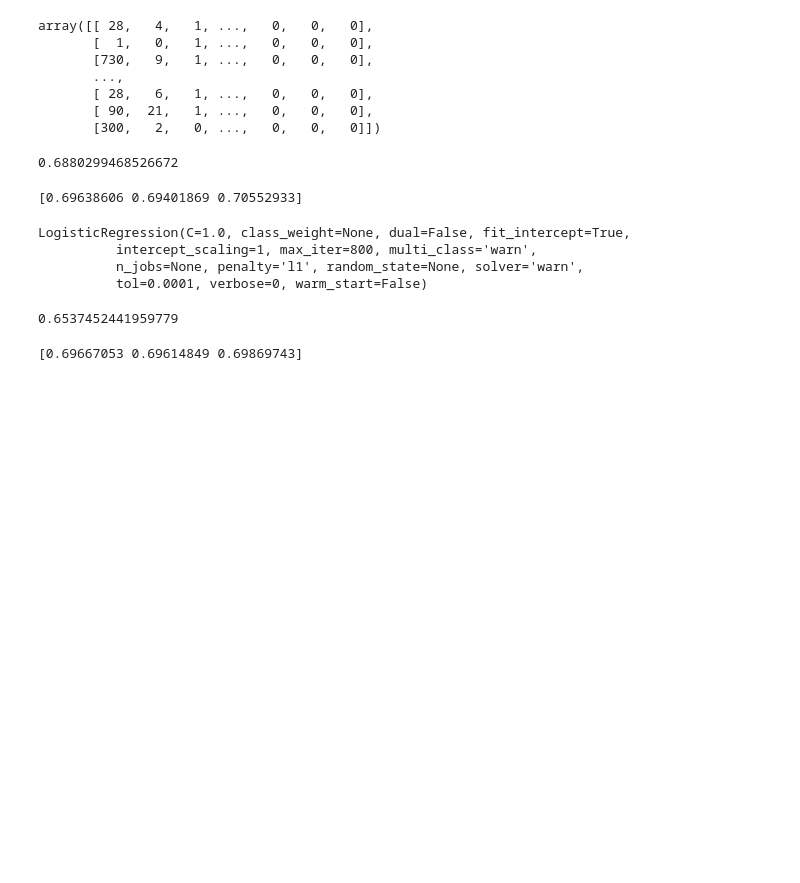
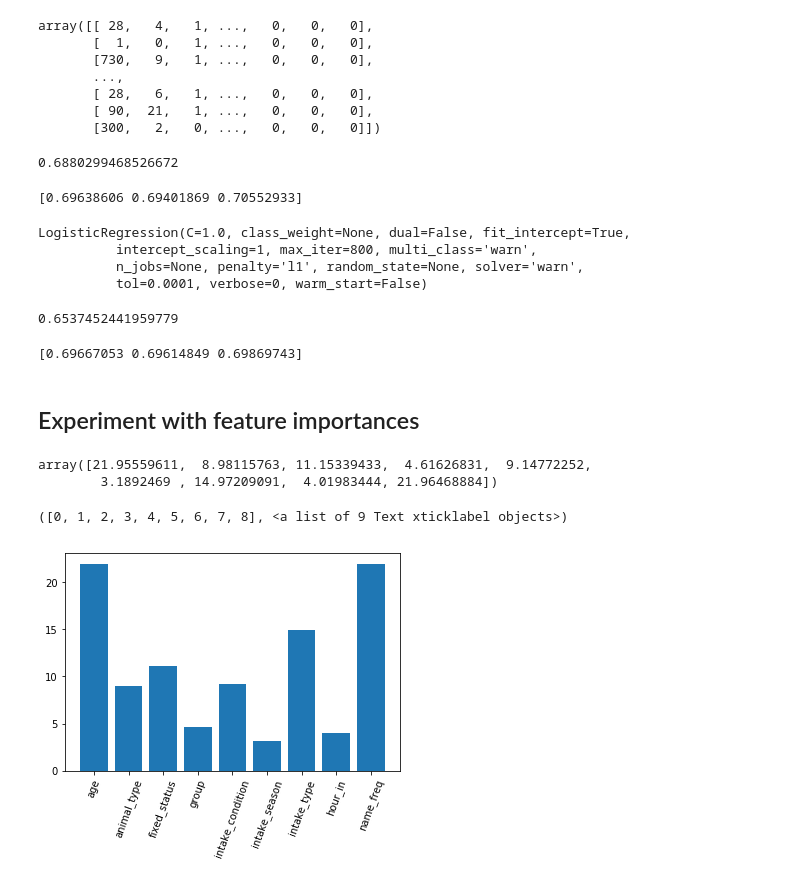
Before and after one commit to luketibbott/kojak, a Jupyter notebook: Catboost.ipynb, the cells around one changed output. Drawn from its saved outputs; the diff is of its cells as text; code cells hidden in the pictures; blank space fills up the shorter version.

```diff
--- a/Catboost.ipynb
+++ b/Catboost.ipynb
@@ -319,8 +313,7 @@ X_train_val.head()
 # %%
-cat_boost_reduce = CatBoostClassifier(cat_features = [1, 2, 3, 4, 5, 6], depth=8, learning_rate = .023,
-                                    n_estimators=800, one_hot_max_size=24, od_type = 'IncToDec',
-                                      od_pval=1e-5, l2_leaf_reg=1, eval_metric='AUC',
-                                     class_weights = [1, 1.887])
+cat_boost_reduce = CatBoostClassifier(cat_features = [1, 2, 3, 4, 5, 6, 7], depth=10, learning_rate = .01,
+                                    n_estimators=1600, one_hot_max_size=24, od_type = 'IncToDec',
+                                      od_pval=1e-5, l2_leaf_reg=.01, eval_metric='AUC', model_size_reg=.01)
 
 cat_boost_reduce.fit(X_train_val, y_train_val, use_best_model=True, eval_set = (X_test_val, y_test_val),
                     plot=True, verbose=False)
@@ -522,3 +513,16 @@ scores = cross_val_score(nb, X_train_xg, y_train_xg, cv=3, scoring='roc_auc', n_
 print(scores)
 # %% [output]
 [0.69667053 0.69614849 0.69869743]
+# %% [markdown]
+## Experiment with feature importances
+# %%
+cat_boost_reduce.feature_importances_
+# %% [output]
+array([21.95559611,  8.98115763, 11.15339433,  4.61626831,  9.14772252,
+        3.1892469 , 14.97209091,  4.01983444, 21.96468884])
+# %%
+plt.bar(cat_boost_reduce.feature_names_, cat_boost_reduce.feature_importances_)
+plt.xticks(rotation=70)
+# %% [output]
+([0, 1, 2, 3, 4, 5, 6, 7, 8], <a list of 9 Text xticklabel objects>)
+[figure, added]
```
Also changed, not shown: parts of 16 cells of this notebook, 2 other files.
